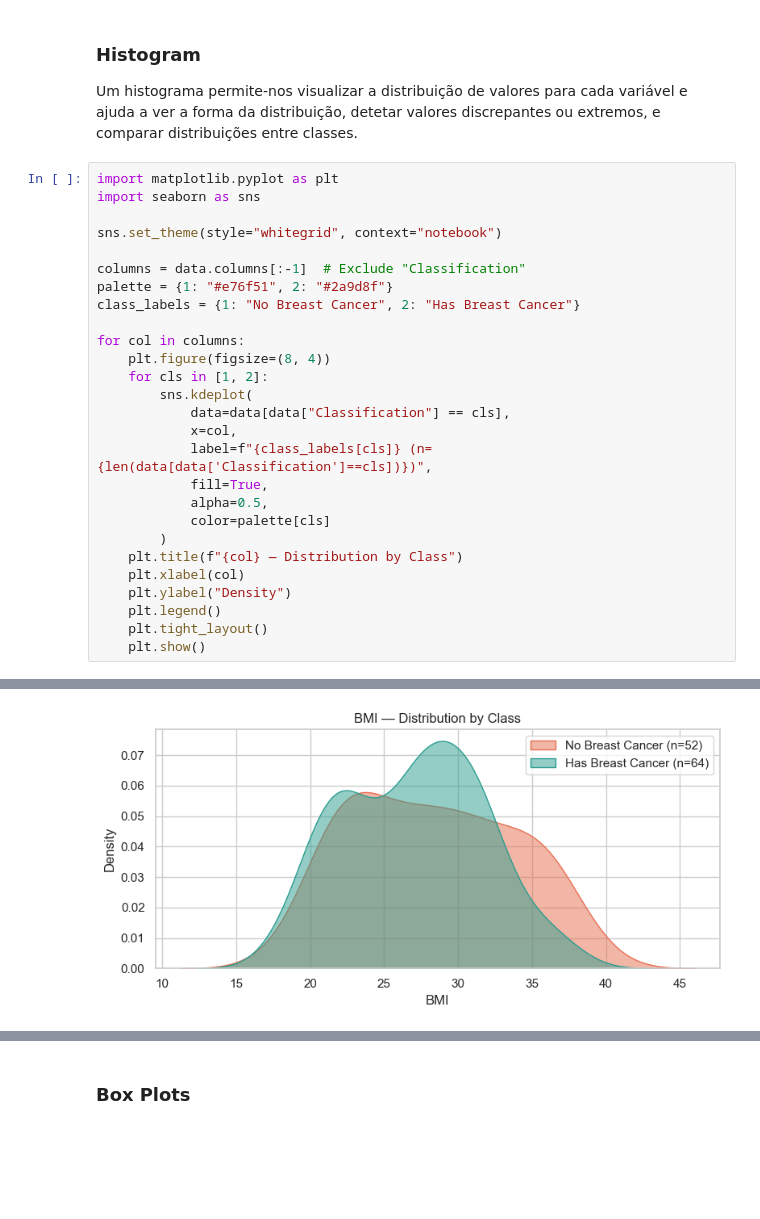
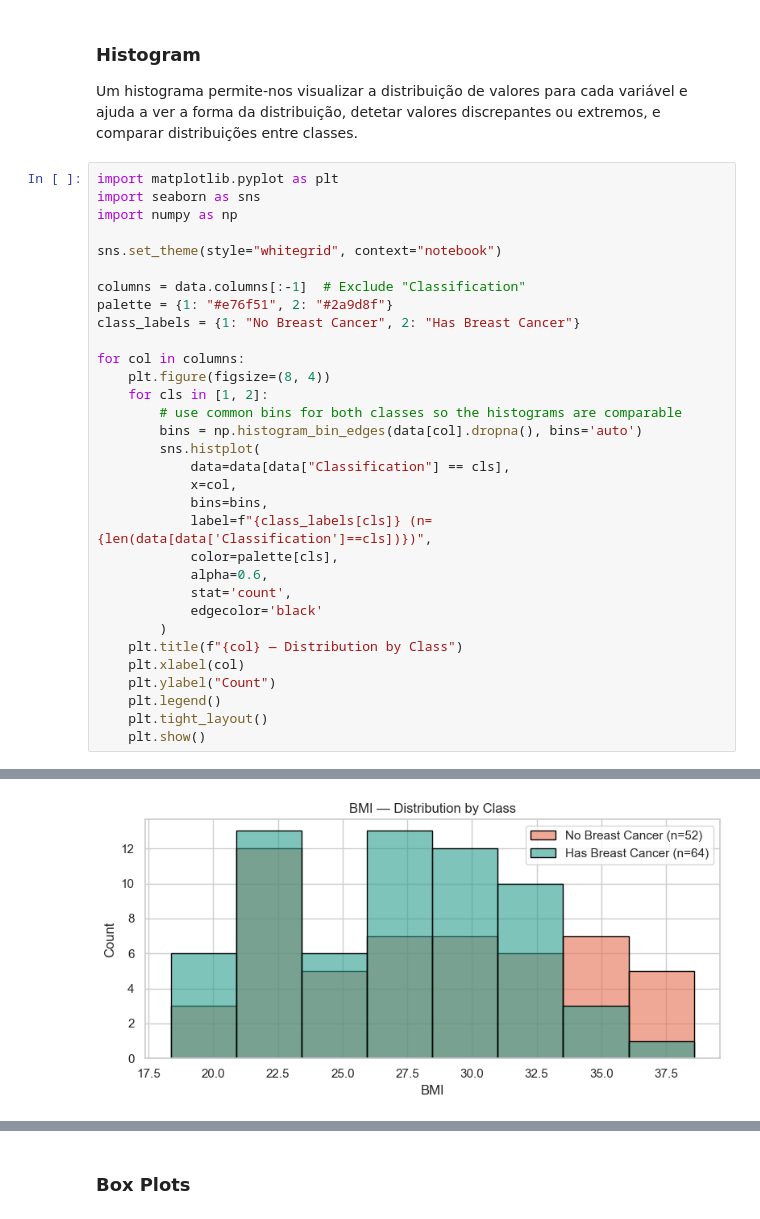
Before and after one commit to JRoxo20/AC_project, a Jupyter notebook: main.ipynb, the cells around one changed output, grey strips where cells are left out. Cells and saved outputs as stored; diff of their text form; blank space fills up the shorter version.

```diff
--- a/main.ipynb
+++ b/main.ipynb
@@ -24,6 +24,7 @@ Um histograma permite-nos visualizar a distribuição de valores para cada vari
 # %%
 import matplotlib.pyplot as plt
 import seaborn as sns
+import numpy as np
 
 sns.set_theme(style="whitegrid", context="notebook")
 
@@ -34,17 +35,21 @@ class_labels = {1: "No Breast Cancer", 2: "Has Breast Cancer"}
 for col in columns:
     plt.figure(figsize=(8, 4))
     for cls in [1, 2]:
-        sns.kdeplot(
+        # use common bins for both classes so the histograms are comparable
+        bins = np.histogram_bin_edges(data[col].dropna(), bins='auto')
+        sns.histplot(
             data=data[data["Classification"] == cls],
             x=col,
+            bins=bins,
             label=f"{class_labels[cls]} (n={len(data[data['Classification']==cls])})",
-            fill=True,
-            alpha=0.5,
-            color=palette[cls]
+            color=palette[cls],
+            alpha=0.6,
+            stat='count',
+            edgecolor='black'
         )
     plt.title(f"{col} — Distribution by Class")
     plt.xlabel(col)
-    plt.ylabel("Density")
+    plt.ylabel("Count")
     plt.legend()
     plt.tight_layout()
     plt.show()
@@ -53 +58 @@ for col in columns:
-[figure, old version]
+[figure, new version]
```
Also changed, not shown: parts of 7 cells of this notebook.
